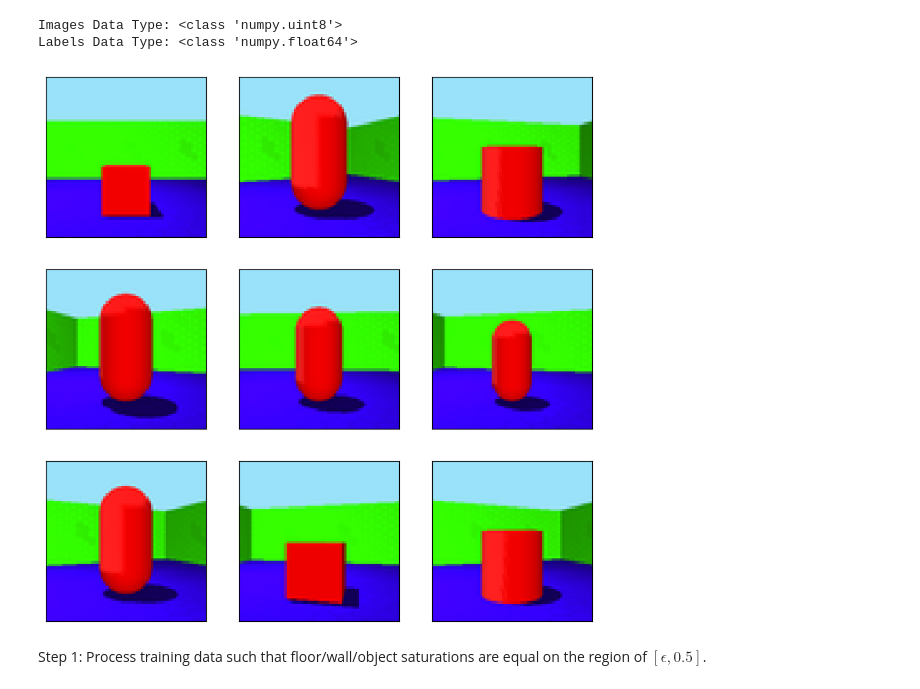
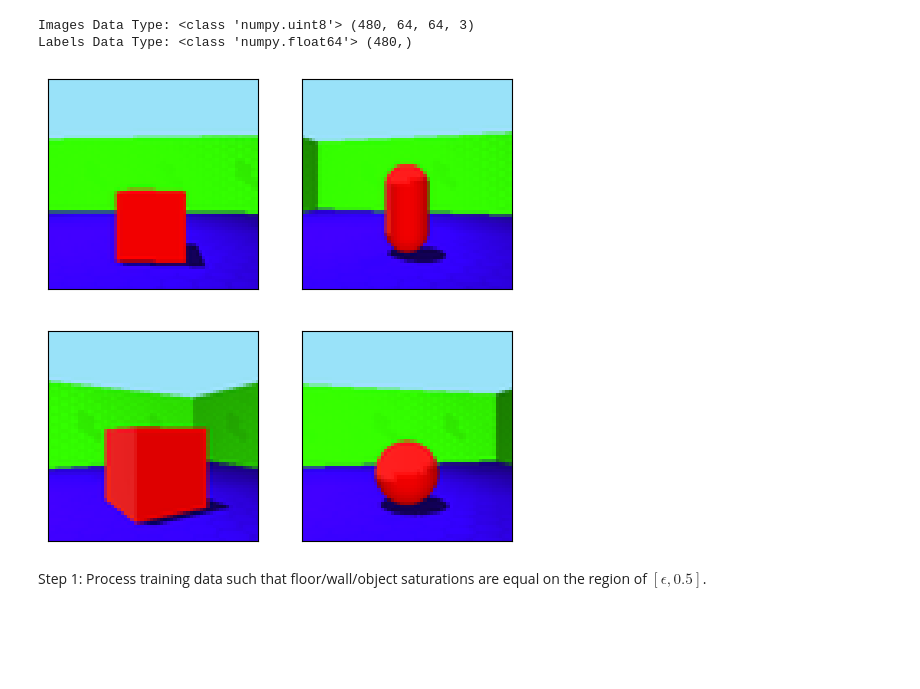
Before and after one commit to yy0555/SaturationShifted3dshapes, a Jupyter notebook: 3dshapes_saturation.ipynb, the cells around one changed output. Cells and saved outputs as stored; diff of their text form; code cells hidden in the pictures; blank space fills up the shorter version.

```diff
--- a/3dshapes_saturation.ipynb
+++ b/3dshapes_saturation.ipynb
@@ -1,38 +1,38 @@
 # %%
 # Load python modules
 import numpy as np, cv2, sys
 from tqdm import tqdm
 from matplotlib import pyplot as plt
 np.set_printoptions(suppress=True)
 # Load filtered image and label data sampled from 3dshapes_filtered.ipynb
 images = np.load("3dshapesfiltered.npy")
 labels = np.load("3dshapeslabel.npy")
 # Define visualisation function from https://github.com/google-deepmind/3d-shapes
 def show_images_grid(images, num_samples, num_images=25, random=False):
     ncols = int(np.ceil(num_images**0.5))
     nrows = int(np.ceil(num_images / ncols))
     _, axes = plt.subplots(ncols, nrows, figsize=(nrows*3, ncols*3))
     axes = axes.flatten()
     for ax_i, ax in enumerate(axes):
         if ax_i < num_images:
             if random:
                 ax_i = np.random.choice(num_samples, 1)
                 ax.imshow((images[int(ax_i[0])]/255.0).astype(np.float32), cmap='Greys_r', interpolation='nearest')
             else:
                 ax.imshow((images[ax_i]/255.0).astype(np.float32), cmap='Greys_r', interpolation='nearest')
             ax.set_xticks([])
             ax.set_yticks([])
         else:
             ax.axis('off')
 # Sanity check loaded images
-show_images_grid(images, num_samples=480, num_images=9, random=True)
+show_images_grid(images, num_samples=480, num_images=4, random=True)
 # Sanity check datatype
-print("Images Data Type:", type(images[0][0][0][0]))
-print("Labels Data Type:", type(labels[0]))
+print("Images Data Type:", type(images[0][0][0][0]), images.shape)
+print("Labels Data Type:", type(labels[0]), labels.shape)
 # %% [output]
-Images Data Type: <class 'numpy.uint8'>
-Labels Data Type: <class 'numpy.float64'>
+Images Data Type: <class 'numpy.uint8'> (480, 64, 64, 3)
+Labels Data Type: <class 'numpy.float64'> (480,)
-[figure, old version]
+[figure, new version]
 # %% [markdown]
 Step 1: Process training data such that floor/wall/object saturations are equal on the region of $\left[\epsilon, 0.5\right]$.
 # %%
```
Also changed, not shown: parts of 3 cells of this notebook.
